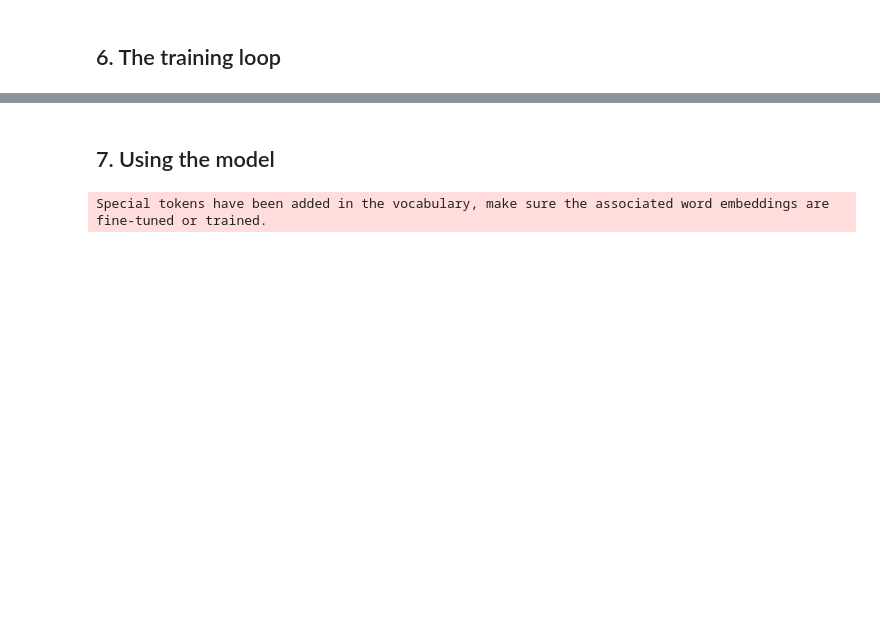
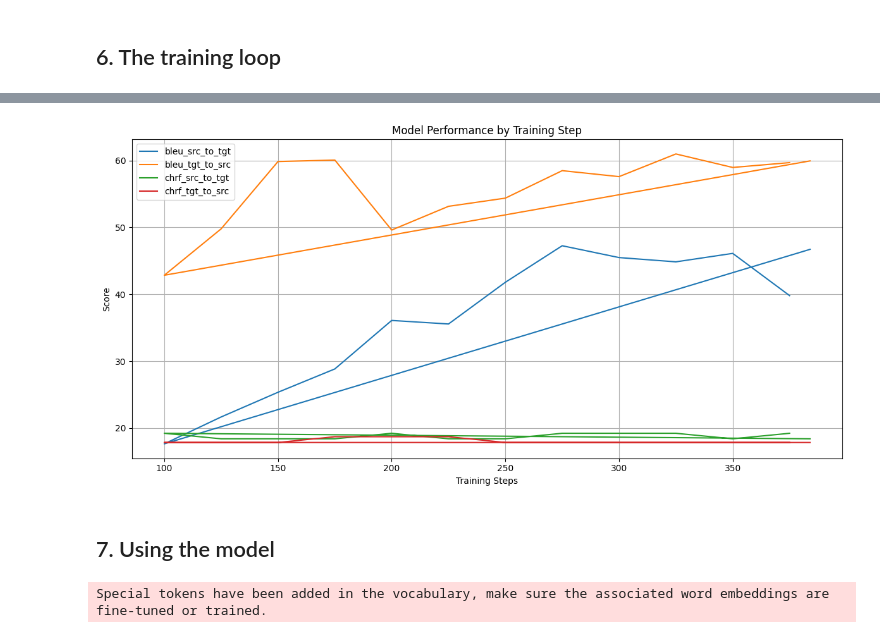
Before and after one commit to tom9358/nllb-tryout, a Jupyter notebook: multilanguage train.ipynb, the cells around one changed output, grey strips where cells are left out. Drawn from its saved outputs; the diff is of its cells as text; code cells hidden in the pictures; blank space fills up the shorter version.

```diff
--- a/multilanguage train.ipynb
+++ b/multilanguage train.ipynb
@@ -638,3 +763,28 @@ Dutch scores for training on English and German as well:
+# %%
+import matplotlib.pyplot as plt
+
+# Convert results to a DataFrame
+df_results = pd.DataFrame.from_dict(all_results, orient="index")
+df_results.index.name = "Training Steps"
+df_results.reset_index(inplace=True)
+
+# Plot results
+plt.figure(figsize=(12, 6))
+metrics = ["bleu_src_to_tgt", "bleu_tgt_to_src", "chrf_src_to_tgt", "chrf_tgt_to_src"]
+for metric in metrics:
+    plt.plot(df_results["Training Steps"], df_results[metric], label=metric)
+
+df_results.to_csv('overfitting investigation.csv')
+
+plt.xlabel("Training Steps")
+plt.ylabel("Score")
+plt.title("Model Performance by Training Step")
+plt.legend()
+plt.grid(True)
+plt.tight_layout()
+plt.show()
+# %% [output]
+[figure, added]
 # %%
 1/0
 # %% [markdown]
```
Also changed, not shown: parts of 12 cells of this notebook.
